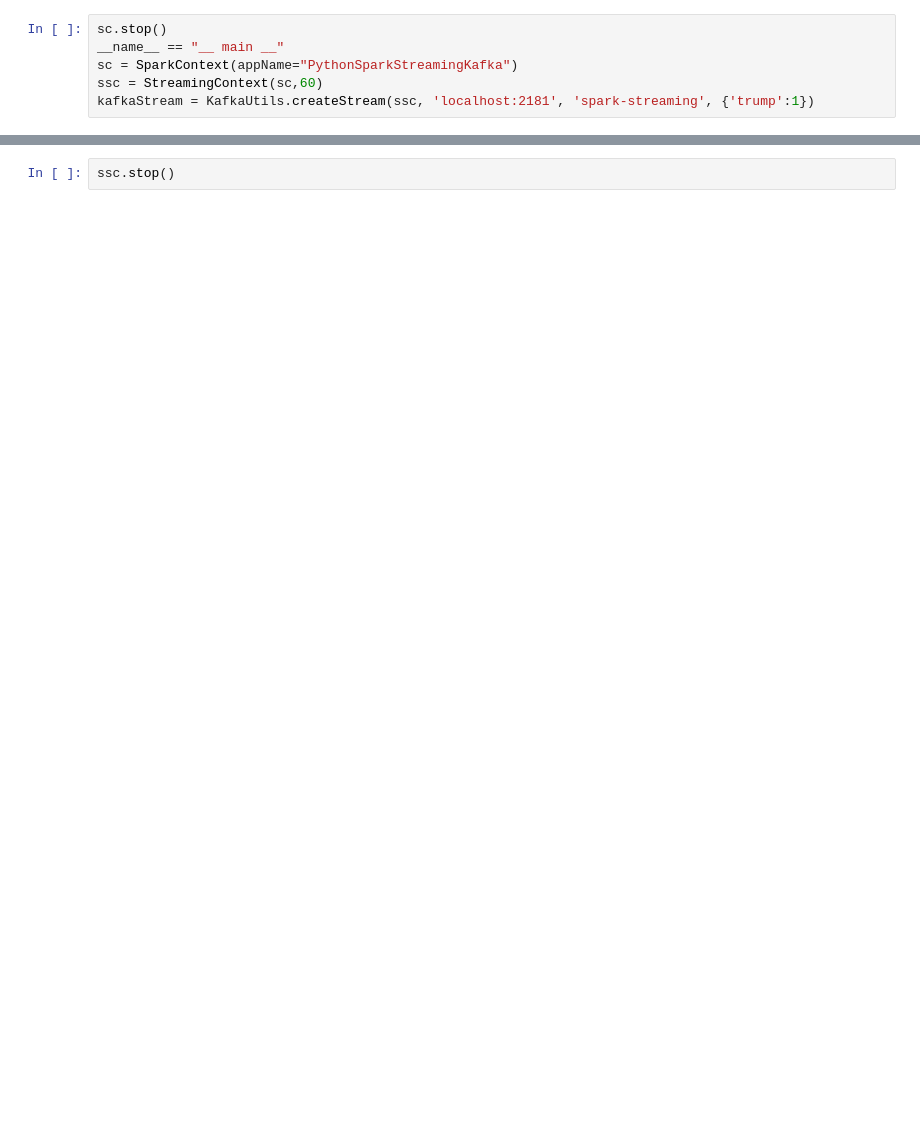
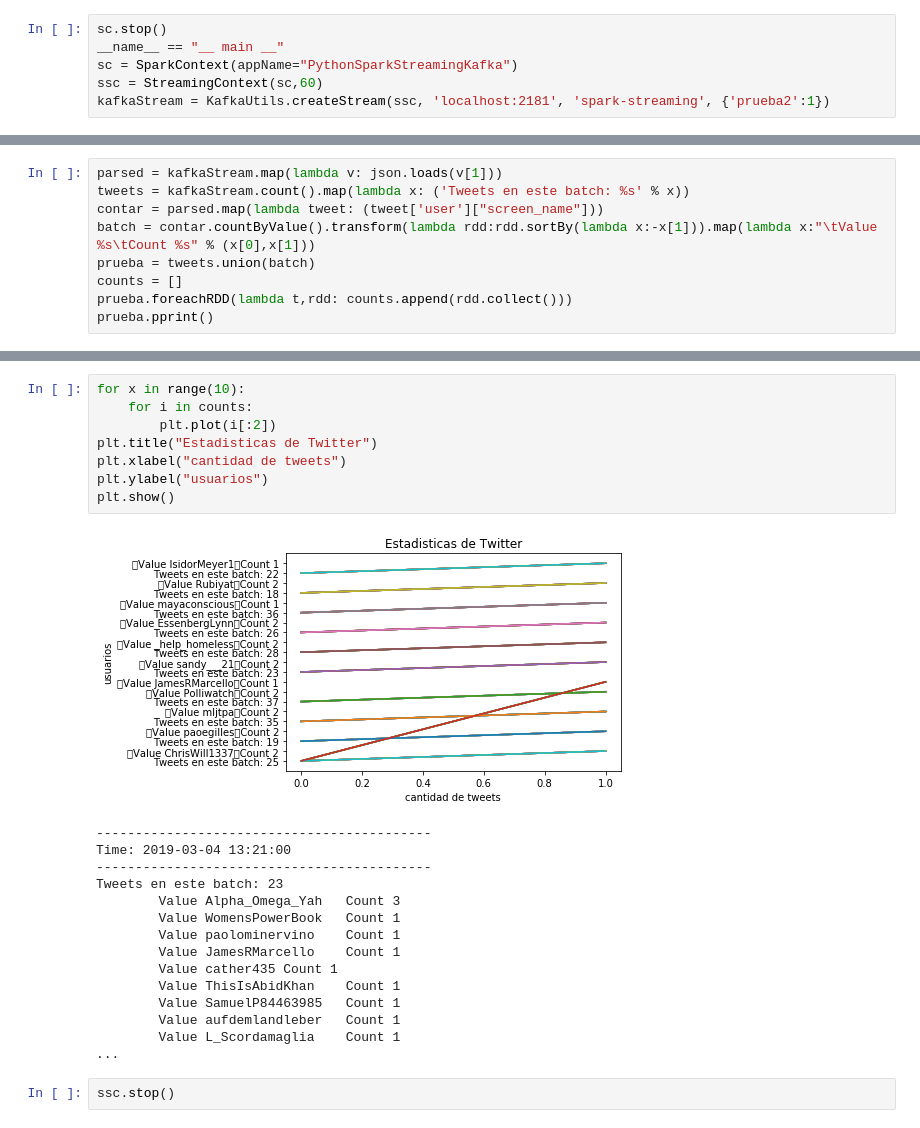
Before and after one commit to hdezfdezsh/kafstream, a Jupyter notebook: prueba2.ipynb, the cells around one changed output, grey strips where cells are left out. Cells and saved outputs as stored; diff of their text form; blank space fills up the shorter version.

```diff
--- a/prueba2.ipynb
+++ b/prueba2.ipynb
@@ -8,4 +11,4 @@ sc.stop()
 __name__ == "__ main __"
 sc = SparkContext(appName="PythonSparkStreamingKafka")
 ssc = StreamingContext(sc,60)
-kafkaStream = KafkaUtils.createStream(ssc, 'localhost:2181', 'spark-streaming', {'trump':1})
+kafkaStream = KafkaUtils.createStream(ssc, 'localhost:2181', 'spark-streaming', {'prueba2':1})
@@ -16,2 +15,11 @@ user_counts.pprint()
+# %%
+parsed = kafkaStream.map(lambda v: json.loads(v[1]))
+tweets = kafkaStream.count().map(lambda x: ('Tweets en este batch: %s' % x))
+contar = parsed.map(lambda tweet: (tweet['user']["screen_name"]))
+batch = contar.countByValue().transform(lambda rdd:rdd.sortBy(lambda x:-x[1])).map(lambda x:"\tValue %s\tCount %s" % (x[0],x[1]))
+prueba = tweets.union(batch)
+counts = []
+prueba.foreachRDD(lambda t,rdd: counts.append(rdd.collect()))
+prueba.pprint()
 # %%
 ssc.start()
@@ -55,2 +45,26 @@ Time: 2019-03-02 21:35:00
+# %%
+for x in range(10):
+    for i in counts:
+        plt.plot(i[:2])
+plt.title("Estadisticas de Twitter")
+plt.xlabel("cantidad de tweets")
+plt.ylabel("usuarios")
+plt.show()
+# %% [output]
+[figure, added]
+-------------------------------------------
+Time: 2019-03-04 13:21:00
+-------------------------------------------
+Tweets en este batch: 23
+        Value Alpha_Omega_Yah   Count 3
+        Value WomensPowerBook   Count 1
+        Value paolominervino    Count 1
+        Value JamesRMarcello    Count 1
+        Value cather435 Count 1
+        Value ThisIsAbidKhan    Count 1
+        Value SamuelP84463985   Count 1
+        Value aufdemlandleber   Count 1
+        Value L_Scordamaglia    Count 1
+...
 # %%
 ssc.stop()
```
Also changed, not shown: parts of 3 cells of this notebook, 1 other file.
